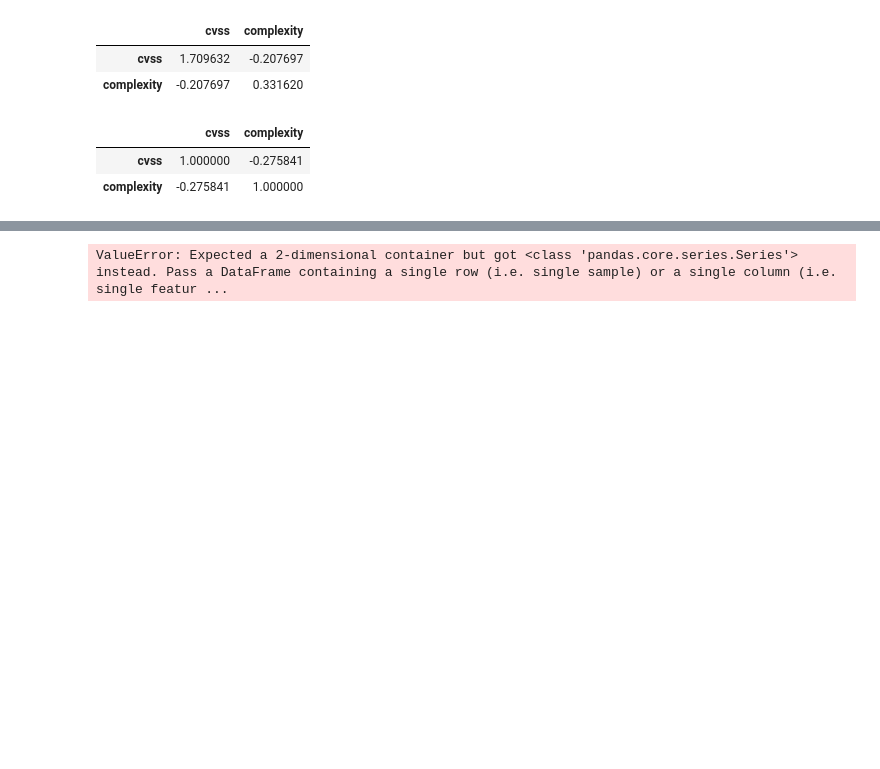
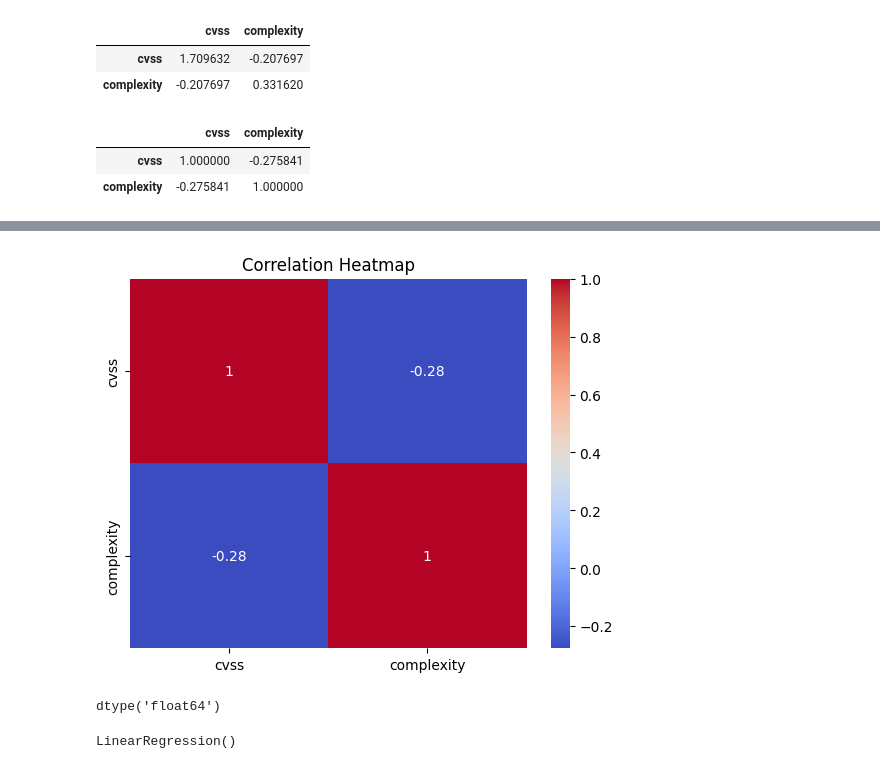
Before and after one commit to S10241798/AITT, a Jupyter notebook: AITT Assignment.ipynb, the cells around one changed output, grey strips where cells are left out. Cells and saved outputs as stored; diff of their text form; code cells hidden in the pictures; blank space fills up the shorter version.

```diff
--- a/AITT Assignment.ipynb
+++ b/AITT Assignment.ipynb
@@ -183 +186,8 @@ df_clean.corr()
+# %%
+corr = df_clean.corr()
+sns.heatmap(corr, annot=True, cmap='coolwarm')
+plt.title('Correlation Heatmap')
+plt.show()
+# %% [output]
+[figure, added]
 # %%
@@ -185,7 +195,13 @@ x = df_clean['complexity']
 y = df_clean['cvss']
 x_train, x_test, y_train, y_test = train_test_split(x, y)
+# %%
+# checking datatypes of both x_train and y_train
+x_train.dtypes
+y_train.dtypes
+# %% [output]
+dtype('float64')
 # %%
-lor = LinearRegression()
-lor.fit(x_train, y_train)
+lin = LinearRegression()
+lin.fit(x_train, y_train)
 # %% [output]
-ValueError: Expected a 2-dimensional container but got <class 'pandas.core.series.Series'> instead. Pass a DataFrame containing a single row (i.e. single sample) or a single column (i.e. single featur ...
+LinearRegression()
```
Also changed, not shown: parts of 20 cells of this notebook.
